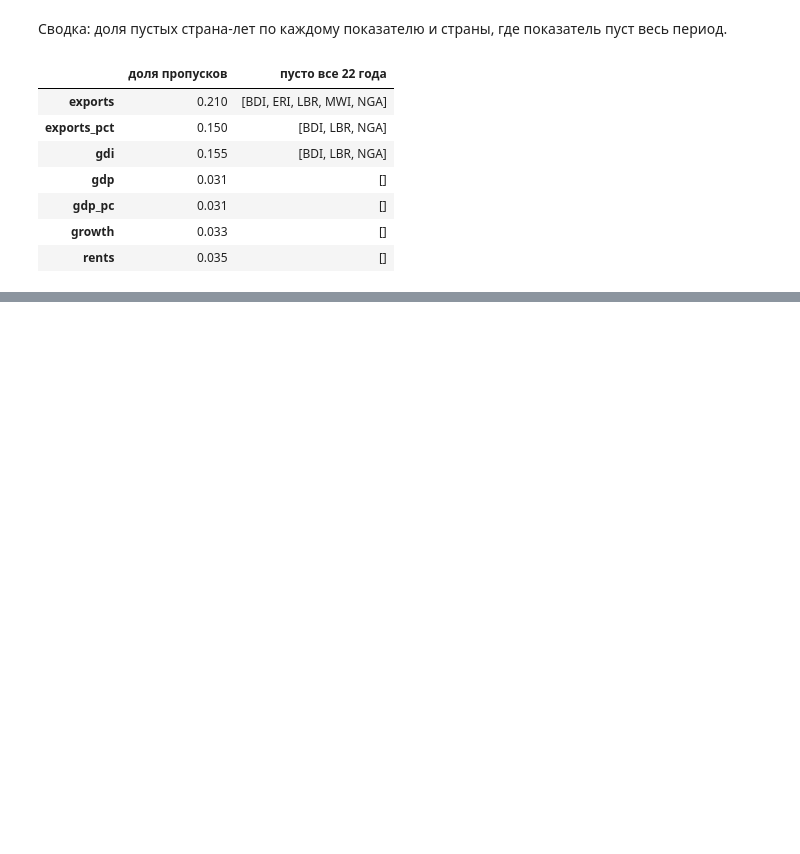
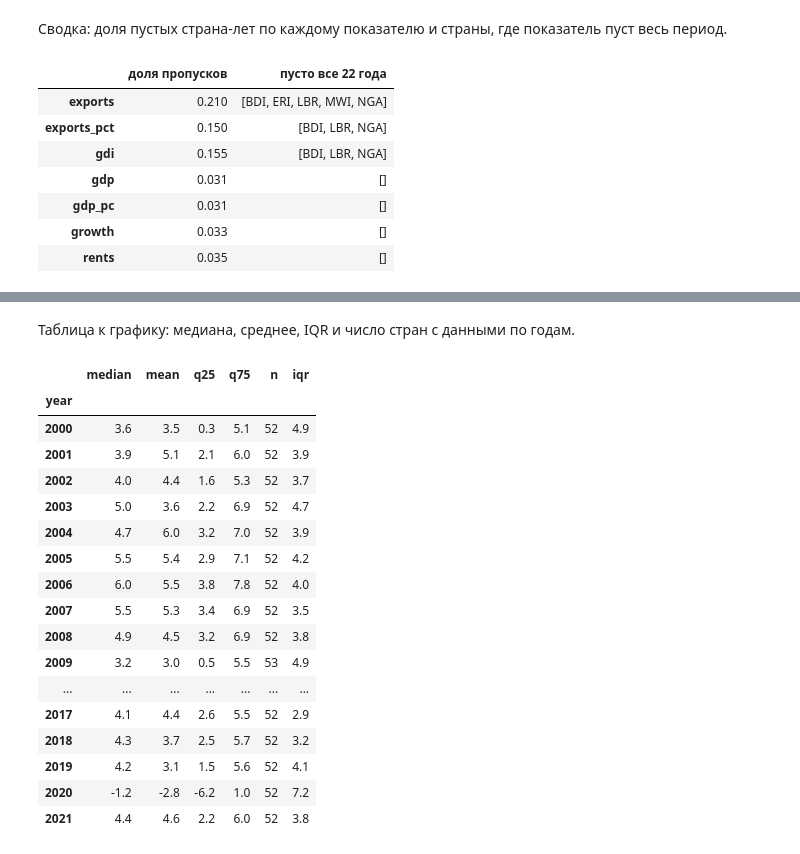
Before and after one commit to dI98Sk/africa-lab, a Jupyter notebook: notebooks/01_data_overview.ipynb, the cells around one changed output, grey strips where cells are left out. Drawn from its saved outputs; the diff is of its cells as text; code cells hidden in the pictures; blank space fills up the shorter version.

```diff
--- a/notebooks/01_data_overview.ipynb
+++ b/notebooks/01_data_overview.ipynb
@@ -88,0 +125,23 @@ NGA / LPR / MWI / LBR равномерно пропущены значения
+# %% [markdown]
+Таблица к графику: медиана, среднее, IQR и число стран с данными по годам.
+# %%
+stats.round(1)
+# %% [output]
+|  | median | mean | q25 | q75 | n | iqr |
+| year |  |  |  |  |  |  |
+| 2000 | 3.6 | 3.5 | 0.3 | 5.1 | 52 | 4.9 |
+| 2001 | 3.9 | 5.1 | 2.1 | 6.0 | 52 | 3.9 |
+| 2002 | 4.0 | 4.4 | 1.6 | 5.3 | 52 | 3.7 |
+| 2003 | 5.0 | 3.6 | 2.2 | 6.9 | 52 | 4.7 |
+| 2004 | 4.7 | 6.0 | 3.2 | 7.0 | 52 | 3.9 |
+| 2005 | 5.5 | 5.4 | 2.9 | 7.1 | 52 | 4.2 |
+| 2006 | 6.0 | 5.5 | 3.8 | 7.8 | 52 | 4.0 |
+| 2007 | 5.5 | 5.3 | 3.4 | 6.9 | 52 | 3.5 |
+| 2008 | 4.9 | 4.5 | 3.2 | 6.9 | 52 | 3.8 |
+| 2009 | 3.2 | 3.0 | 0.5 | 5.5 | 53 | 4.9 |
+| ... | ... | ... | ... | ... | ... | ... |
+| 2017 | 4.1 | 4.4 | 2.6 | 5.5 | 52 | 2.9 |
+| 2018 | 4.3 | 3.7 | 2.5 | 5.7 | 52 | 3.2 |
+| 2019 | 4.2 | 3.1 | 1.5 | 5.6 | 52 | 4.1 |
+| 2020 | -1.2 | -2.8 | -6.2 | 1.0 | 52 | 7.2 |
+| 2021 | 4.4 | 4.6 | 2.2 | 6.0 | 52 | 3.8 |
```
Also changed, not shown: parts of 4 cells of this notebook.
